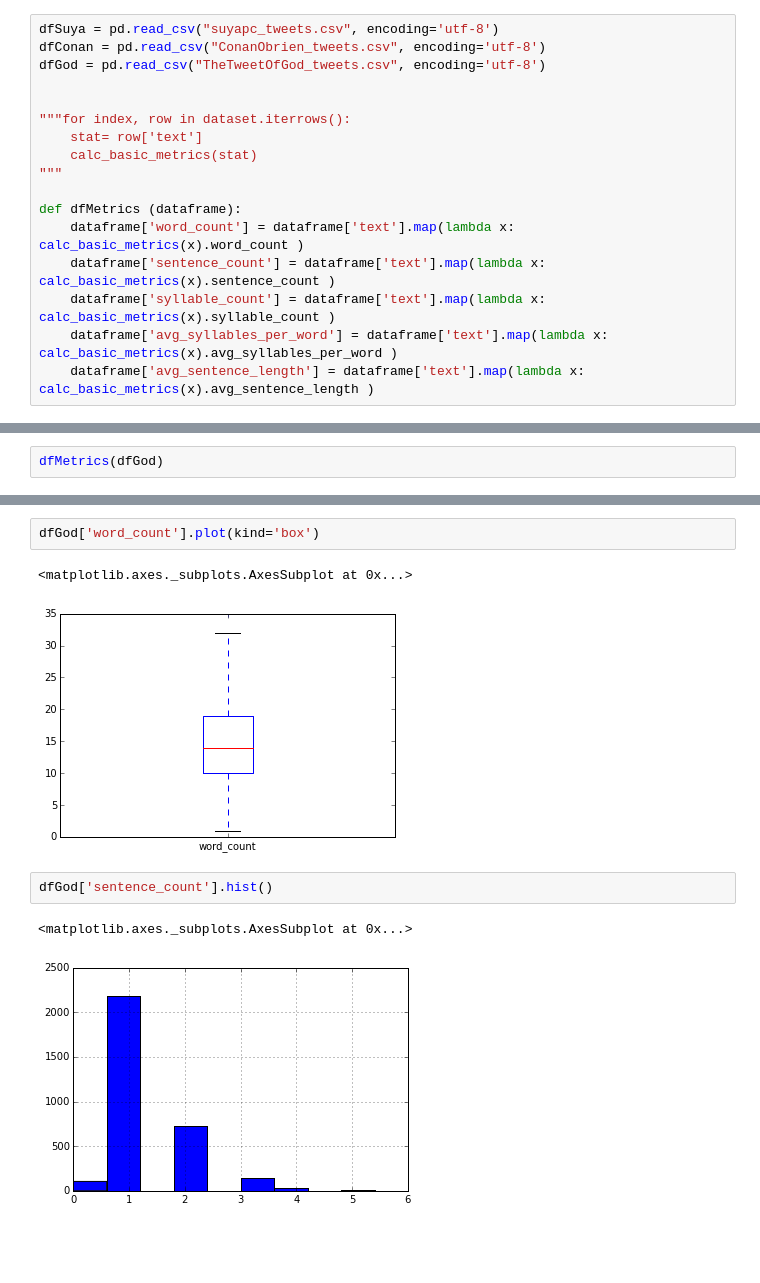
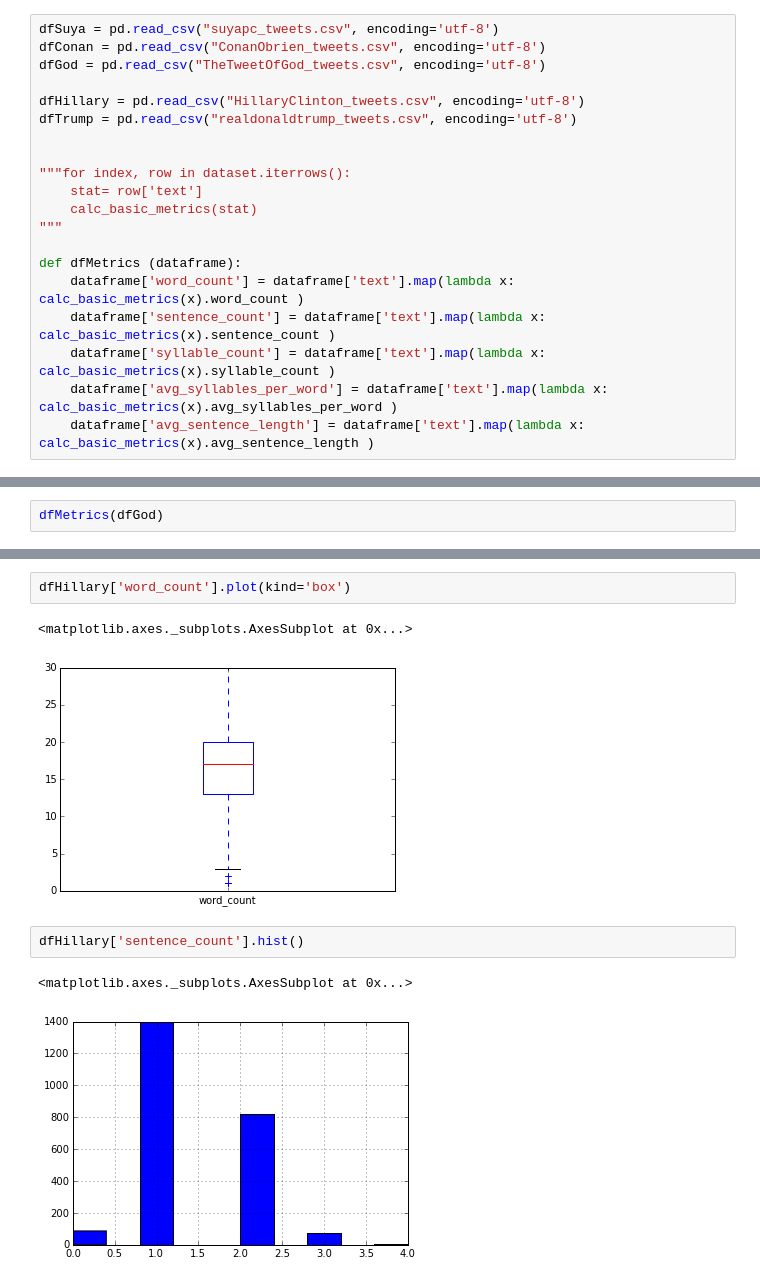
Before and after one commit to Suya/TccTwitter, a Jupyter notebook: experimentos/features.ipynb, the cells around one changed output, grey strips where cells are left out. Drawn from its saved outputs; the diff is of its cells as text; blank space fills up the shorter version.

```diff
--- a/experimentos/features.ipynb
+++ b/experimentos/features.ipynb
@@ -257,6 +257,9 @@ Text Ambiguity level:
 dfSuya = pd.read_csv("suyapc_tweets.csv", encoding='utf-8')
 dfConan = pd.read_csv("ConanObrien_tweets.csv", encoding='utf-8')
 dfGod = pd.read_csv("TheTweetOfGod_tweets.csv", encoding='utf-8')
+
+dfHillary = pd.read_csv("HillaryClinton_tweets.csv", encoding='utf-8')
+dfTrump = pd.read_csv("realdonaldtrump_tweets.csv", encoding='utf-8')
 
 
 """for index, row in dataset.iterrows():
@@ -296,11 +312,11 @@ dfGod['word_count'].hist()
 # %%
-dfGod['word_count'].plot(kind='box')
+dfHillary['word_count'].plot(kind='box')
 # %% [output]
 <matplotlib.axes._subplots.AxesSubplot at 0x...>
-[figure, old version]
+[figure, new version]
 # %%
-dfGod['sentence_count'].hist()
+dfHillary['sentence_count'].hist()
 # %% [output]
 <matplotlib.axes._subplots.AxesSubplot at 0x...>
-[figure, old version]
+[figure, new version]
 # %%
```
Also changed, not shown: parts of 10 cells of this notebook, 1 other file.
